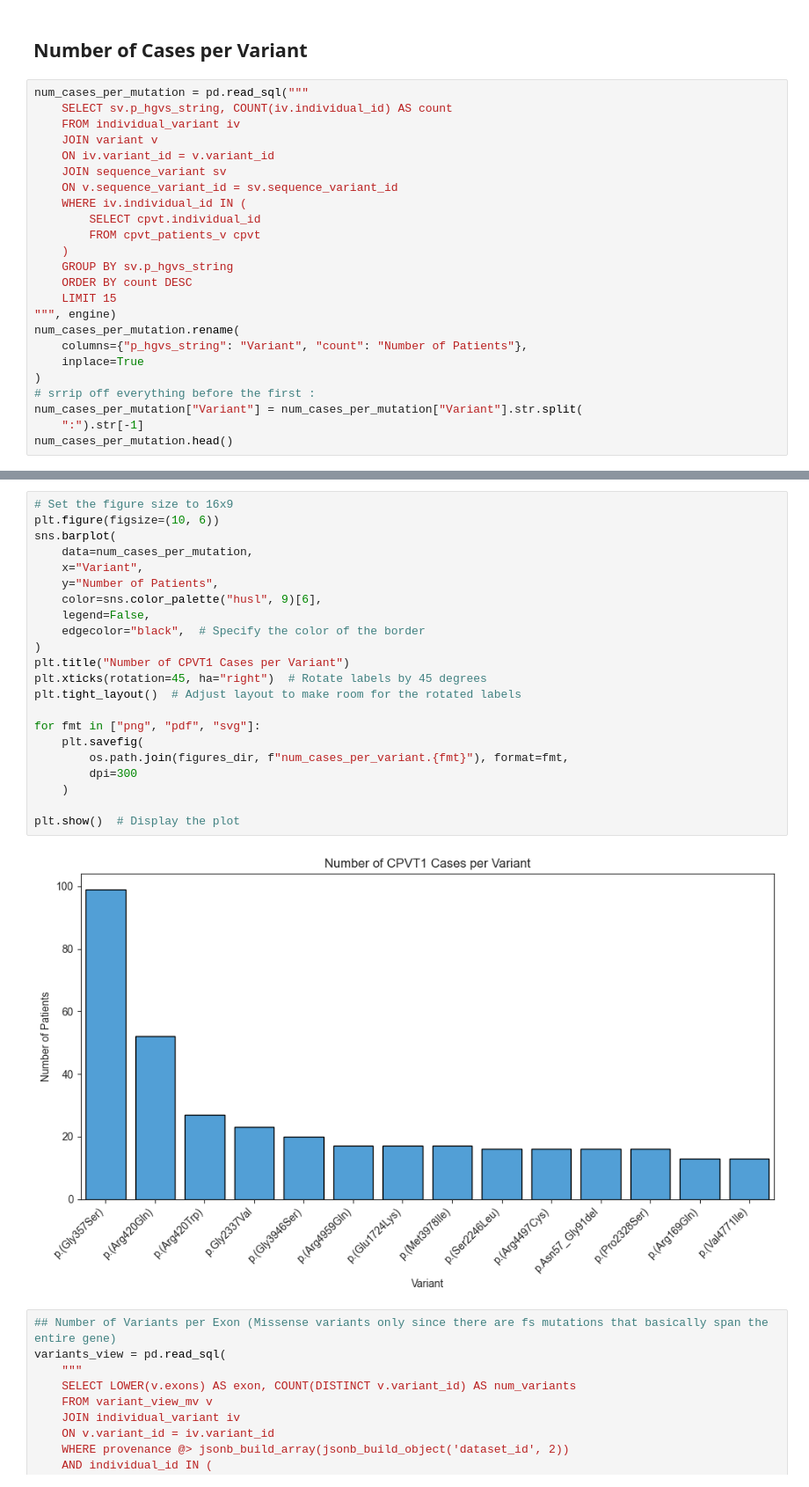
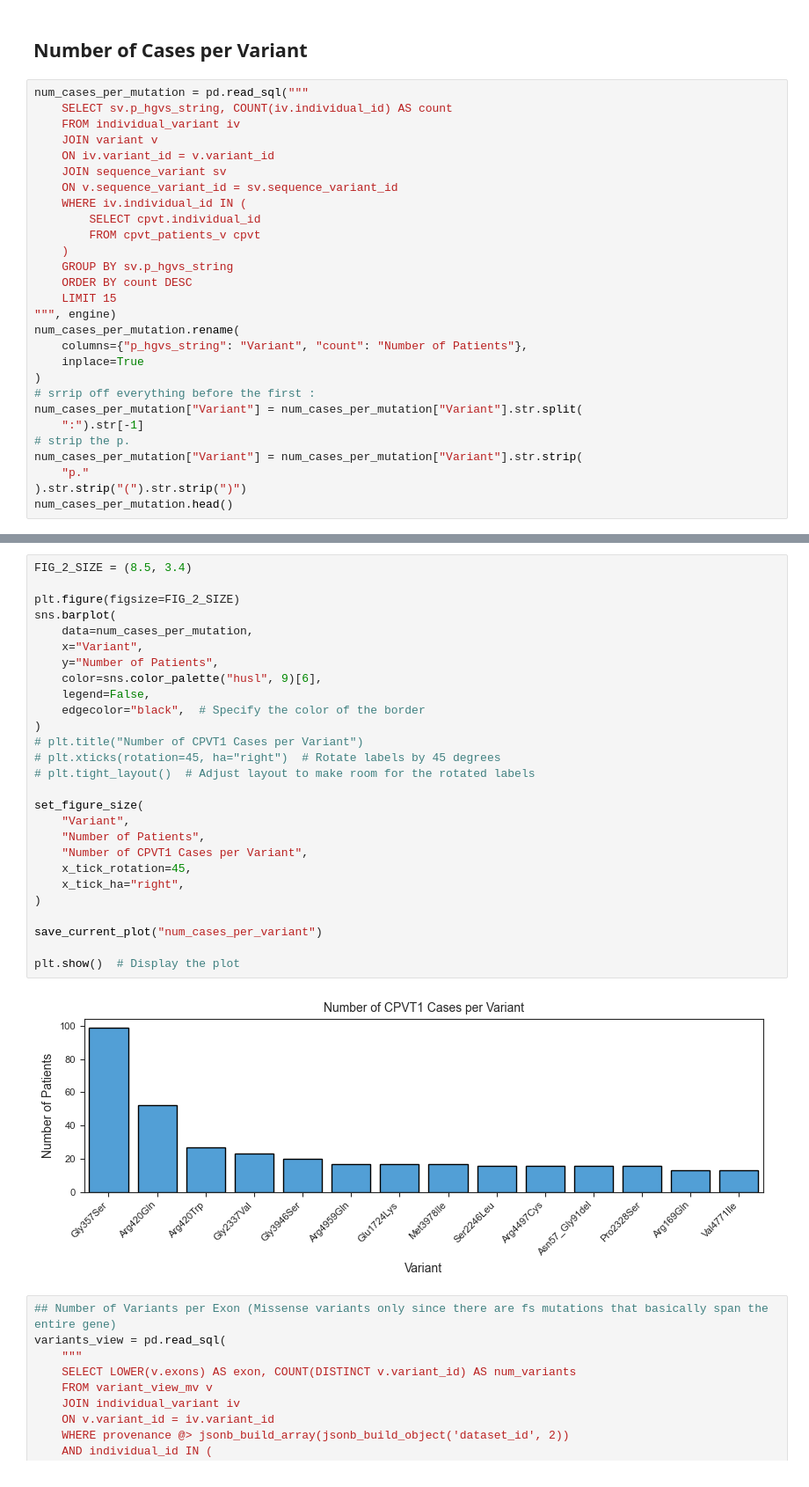
Before and after one commit to alexdaiii/cpvt_database_analysis, a Jupyter notebook: notebooks/analysis_1.ipynb, the cells around one changed output, grey strips where cells are left out. Shown: that part at 88% size. Saved outputs shown, nothing was run; the diff lists cells and outputs as text.

Commit message:
update graphs

```diff
--- a/notebooks/analysis_1.ipynb
+++ b/notebooks/analysis_1.ipynb
@@ -723,6 +721,10 @@ num_cases_per_mutation.rename(
 # srrip off everything before the first :
 num_cases_per_mutation["Variant"] = num_cases_per_mutation["Variant"].str.split(
     ":").str[-1]
+# strip the p.
+num_cases_per_mutation["Variant"] = num_cases_per_mutation["Variant"].str.strip(
+    "p."
+).str.strip("(").str.strip(")")
 num_cases_per_mutation.head()
 # %% [output]
 |  | Variant | Number of Patients |
@@ -734,27 +768,32 @@ num_cases_per_mutation.head()
 # %%
-# Set the figure size to 16x9
-plt.figure(figsize=(10, 6))
+FIG_2_SIZE = (8.5, 3.4)
+
+plt.figure(figsize=FIG_2_SIZE)
 sns.barplot(
     data=num_cases_per_mutation,
     x="Variant",
     y="Number of Patients",
     color=sns.color_palette("husl", 9)[6],
     legend=False,
     edgecolor="black",  # Specify the color of the border
 )
-plt.title("Number of CPVT1 Cases per Variant")
-plt.xticks(rotation=45, ha="right")  # Rotate labels by 45 degrees
-plt.tight_layout()  # Adjust layout to make room for the rotated labels
+# plt.title("Number of CPVT1 Cases per Variant")
+# plt.xticks(rotation=45, ha="right")  # Rotate labels by 45 degrees
+# plt.tight_layout()  # Adjust layout to make room for the rotated labels
 
-for fmt in ["png", "pdf", "svg"]:
-    plt.savefig(
-        os.path.join(figures_dir, f"num_cases_per_variant.{fmt}"), format=fmt,
-        dpi=300
-    )
+set_figure_size(
+    "Variant",
+    "Number of Patients",
+    "Number of CPVT1 Cases per Variant",
+    x_tick_rotation=45,
+    x_tick_ha="right",
+)
+
+save_current_plot("num_cases_per_variant")
 
 plt.show()  # Display the plot
 # %% [output]
-[figure, old version]
+[figure, new version]
 # %%
 ## Number of Variants per Exon (Missense variants only since there are fs mutations that basically span the entire gene)
 variants_view = pd.read_sql(
```
Also changed, not shown: parts of 10 cells of this notebook.
